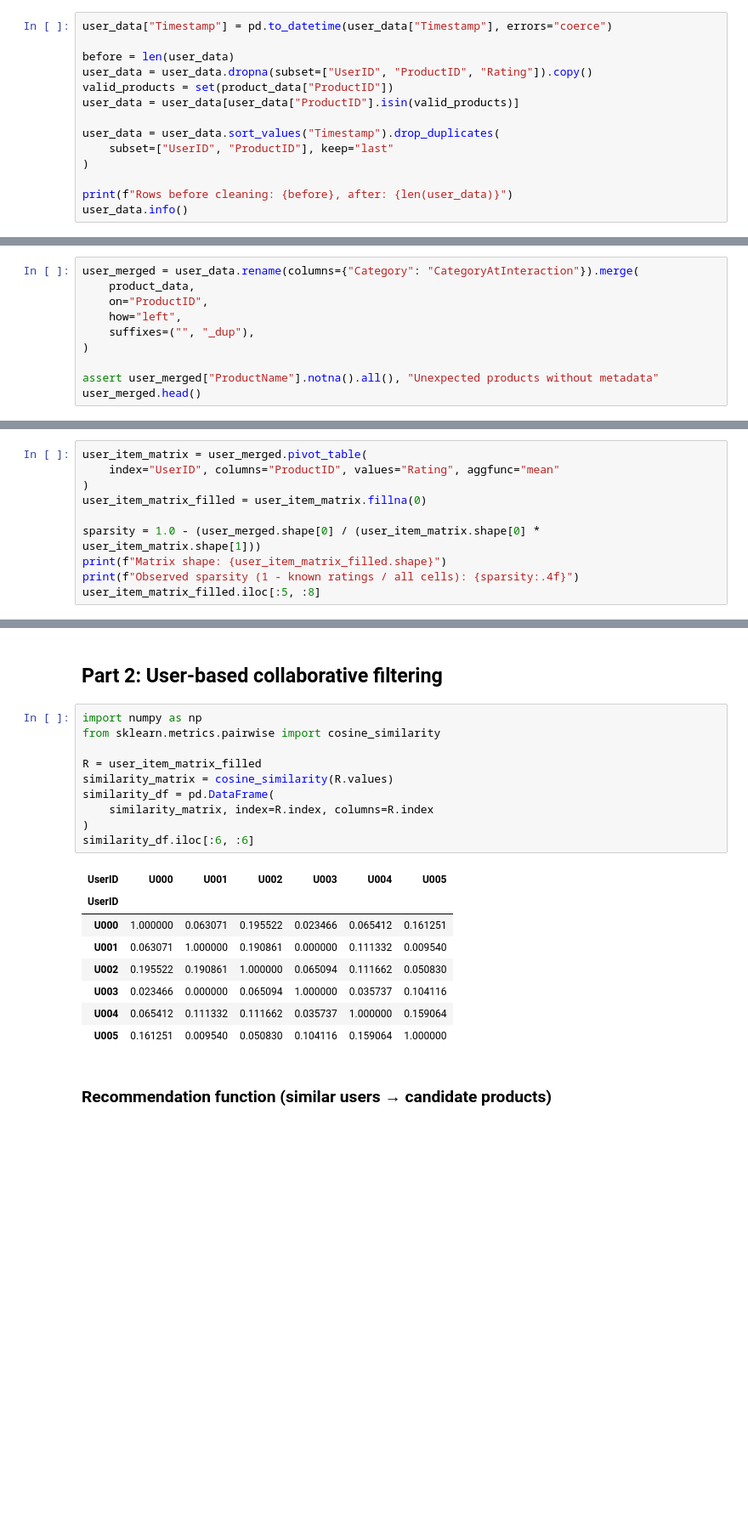
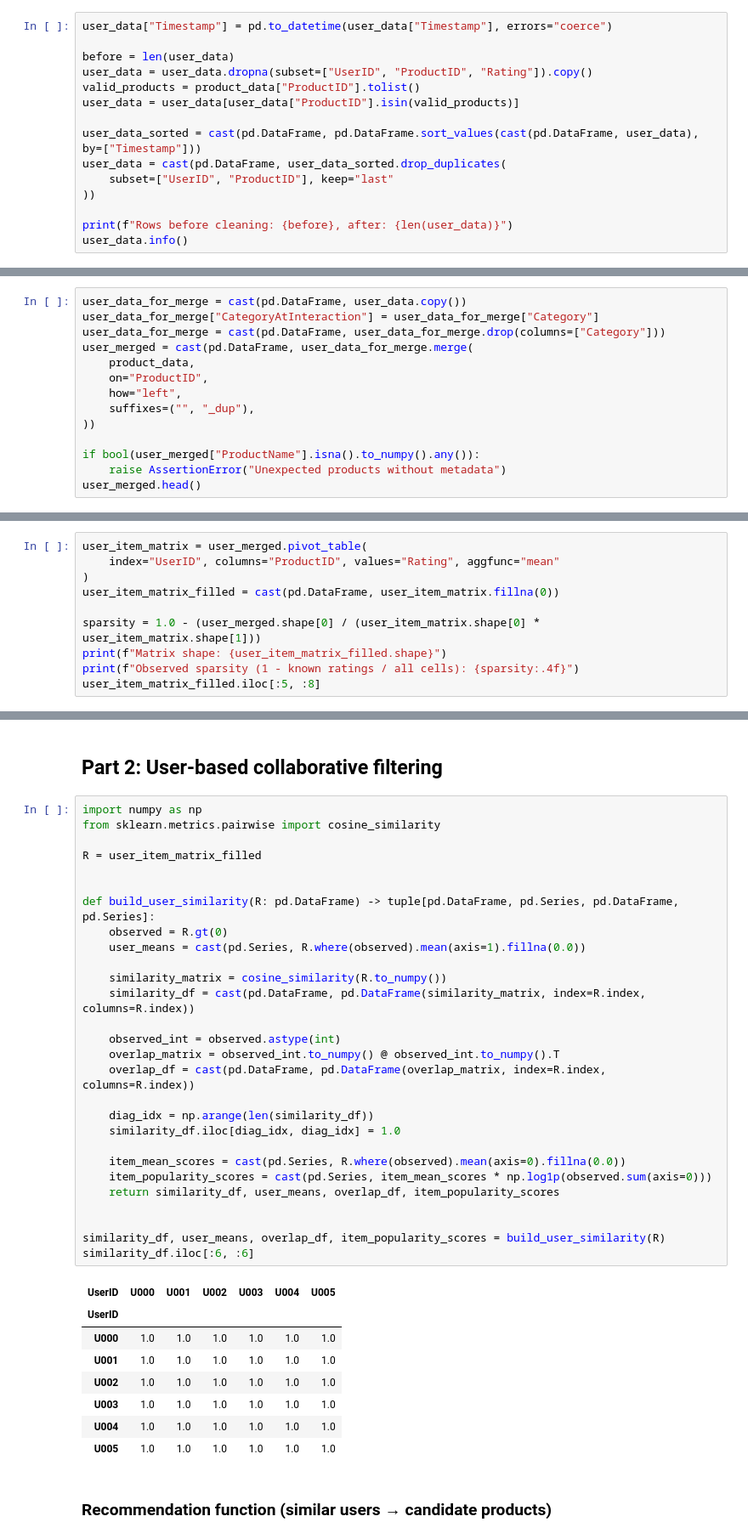
Before and after one commit to Pharo-14/SOEN-471-A2, a Jupyter notebook: src/project_notebook.ipynb, the cells around one changed output, grey strips where cells are left out. Shown at 85% size. Drawn from its saved outputs; the diff is of its cells as text; blank space fills up the shorter version.

```diff
--- a/src/project_notebook.ipynb
+++ b/src/project_notebook.ipynb
@@ -56,12 +57,13 @@ user_data["Timestamp"] = pd.to_datetime(user_data["Timestamp"], errors="coerce")
 
 before = len(user_data)
 user_data = user_data.dropna(subset=["UserID", "ProductID", "Rating"]).copy()
-valid_products = set(product_data["ProductID"])
+valid_products = product_data["ProductID"].tolist()
 user_data = user_data[user_data["ProductID"].isin(valid_products)]
 
-user_data = user_data.sort_values("Timestamp").drop_duplicates(
+user_data_sorted = cast(pd.DataFrame, pd.DataFrame.sort_values(cast(pd.DataFrame, user_data), by=["Timestamp"]))
+user_data = cast(pd.DataFrame, user_data_sorted.drop_duplicates(
     subset=["UserID", "ProductID"], keep="last"
-)
+))
 
 print(f"Rows before cleaning: {before}, after: {len(user_data)}")
 user_data.info()
@@ -84,14 +86,18 @@ memory usage: 33.9 KB
 
 Attach `ProductName` and the catalog `Category` (from products). The interaction file’s `Category` is kept as `CategoryAtInteraction` for comparison.
 # %%
-user_merged = user_data.rename(columns={"Category": "CategoryAtInteraction"}).merge(
+user_data_for_merge = cast(pd.DataFrame, user_data.copy())
+user_data_for_merge["CategoryAtInteraction"] = user_data_for_merge["Category"]
+user_data_for_merge = cast(pd.DataFrame, user_data_for_merge.drop(columns=["Category"]))
+user_merged = cast(pd.DataFrame, user_data_for_merge.merge(
     product_data,
     on="ProductID",
     how="left",
     suffixes=("", "_dup"),
-)
+))
 
-assert user_merged["ProductName"].notna().all(), "Unexpected products without metadata"
+if bool(user_merged["ProductName"].isna().to_numpy().any()):
+    raise AssertionError("Unexpected products without metadata")
 user_merged.head()
 # %% [output]
 |  | UserID | ProductID | Rating | Timestamp | CategoryAtInteraction | ProductName | Category |
@@ -108,7 +114,7 @@ Rows = users, columns = products, values = rating. Unrated pairs are **0** (not
 user_item_matrix = user_merged.pivot_table(
     index="UserID", columns="ProductID", values="Rating", aggfunc="mean"
 )
-user_item_matrix_filled = user_item_matrix.fillna(0)
+user_item_matrix_filled = cast(pd.DataFrame, user_item_matrix.fillna(0))
 
 sparsity = 1.0 - (user_merged.shape[0] / (user_item_matrix.shape[0] * user_item_matrix.shape[1]))
 print(f"Matrix shape: {user_item_matrix_filled.shape}")
@@ -156,22 +162,40 @@ user_category_agg.head(15)
 # %%
 import numpy as np
 from sklearn.metrics.pairwise import cosine_similarity
 
 R = user_item_matrix_filled
-similarity_matrix = cosine_similarity(R.values)
-similarity_df = pd.DataFrame(
-    similarity_matrix, index=R.index, columns=R.index
-)
+
+
+def build_user_similarity(R: pd.DataFrame) -> tuple[pd.DataFrame, pd.Series, pd.DataFrame, pd.Series]:
+    observed = R.gt(0)
+    user_means = cast(pd.Series, R.where(observed).mean(axis=1).fillna(0.0))
+
+    similarity_matrix = cosine_similarity(R.to_numpy())
+    similarity_df = cast(pd.DataFrame, pd.DataFrame(similarity_matrix, index=R.index, columns=R.index))
+
+    observed_int = observed.astype(int)
+    overlap_matrix = observed_int.to_numpy() @ observed_int.to_numpy().T
+    overlap_df = cast(pd.DataFrame, pd.DataFrame(overlap_matrix, index=R.index, columns=R.index))
+
+    diag_idx = np.arange(len(similarity_df))
+    similarity_df.iloc[diag_idx, diag_idx] = 1.0
+
+    item_mean_scores = cast(pd.Series, R.where(observed).mean(axis=0).fillna(0.0))
+    item_popularity_scores = cast(pd.Series, item_mean_scores * np.log1p(observed.sum(axis=0)))
+    return similarity_df, user_means, overlap_df, item_popularity_scores
+
+
+similarity_df, user_means, overlap_df, item_popularity_scores = build_user_similarity(R)
 similarity_df.iloc[:6, :6]
 # %% [output]
 | UserID | U000 | U001 | U002 | U003 | U004 | U005 |
 | UserID |  |  |  |  |  |  |
-| U000 | 1.000000 | 0.063071 | 0.195522 | 0.023466 | 0.065412 | 0.161251 |
-| U001 | 0.063071 | 1.000000 | 0.190861 | 0.000000 | 0.111332 | 0.009540 |
-| U002 | 0.195522 | 0.190861 | 1.000000 | 0.065094 | 0.111662 | 0.050830 |
-| U003 | 0.023466 | 0.000000 | 0.065094 | 1.000000 | 0.035737 | 0.104116 |
-| U004 | 0.065412 | 0.111332 | 0.111662 | 0.035737 | 1.000000 | 0.159064 |
-| U005 | 0.161251 | 0.009540 | 0.050830 | 0.104116 | 0.159064 | 1.000000 |
+| U000 | 1.0 | 1.0 | 1.0 | 1.0 | 1.0 | 1.0 |
+| U001 | 1.0 | 1.0 | 1.0 | 1.0 | 1.0 | 1.0 |
+| U002 | 1.0 | 1.0 | 1.0 | 1.0 | 1.0 | 1.0 |
+| U003 | 1.0 | 1.0 | 1.0 | 1.0 | 1.0 | 1.0 |
+| U004 | 1.0 | 1.0 | 1.0 | 1.0 | 1.0 | 1.0 |
+| U005 | 1.0 | 1.0 | 1.0 | 1.0 | 1.0 | 1.0 |
 # %% [markdown]
 ### Recommendation function (similar users → candidate products)
 # %%
```
Also changed, not shown: parts of 17 cells of this notebook, 5 other files.
